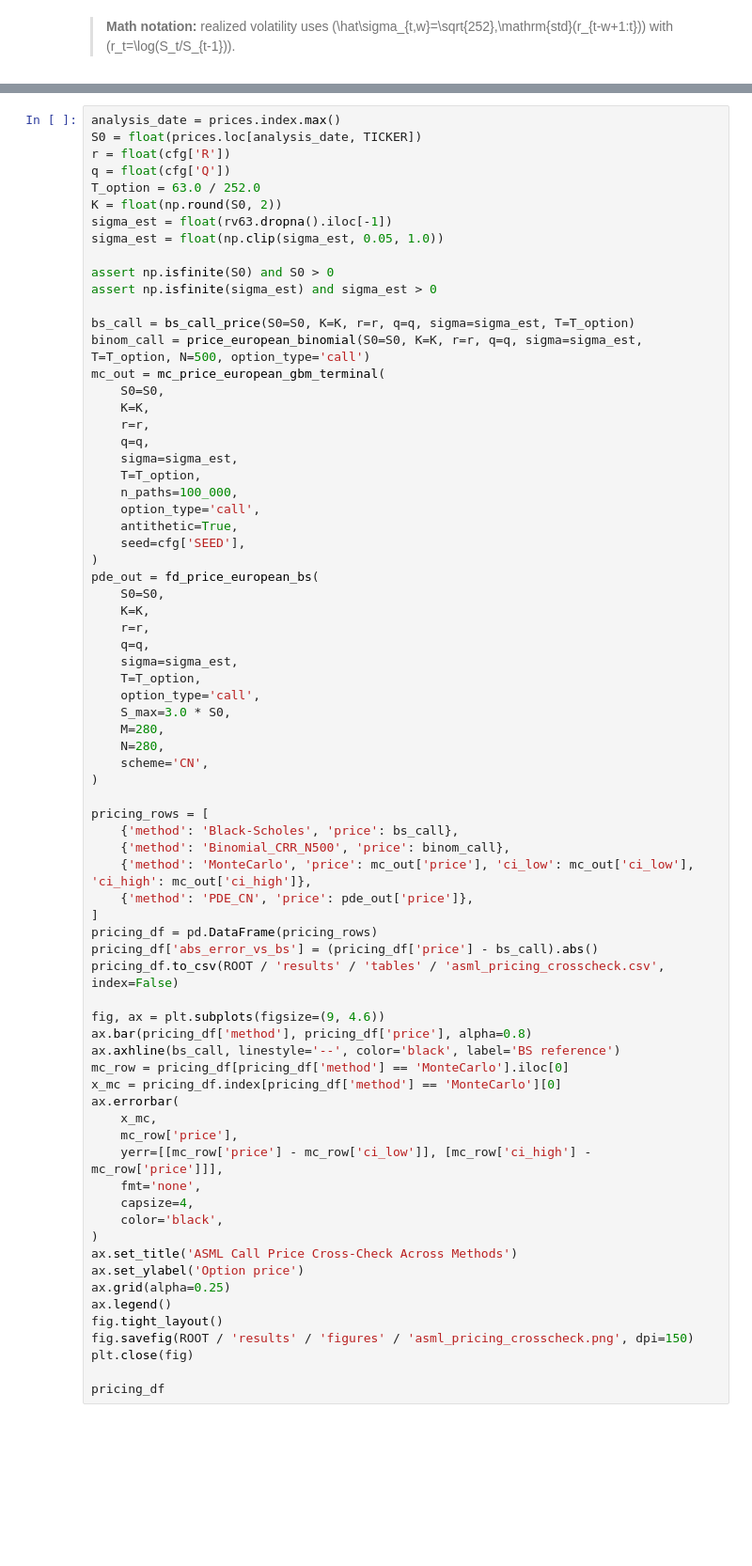
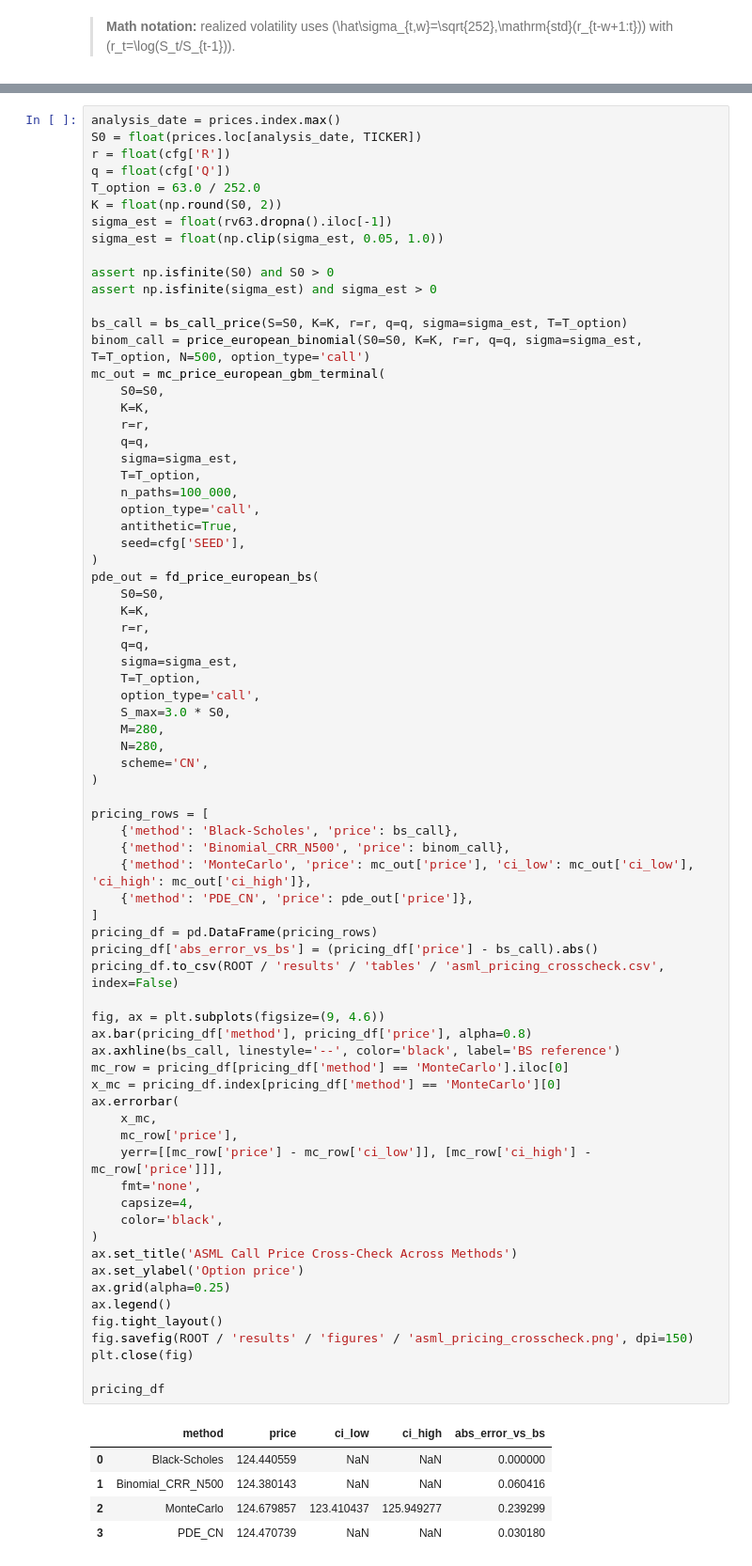
Before and after one commit to basarr/interactive_portfolio_optimization, a Jupyter notebook: notebooks/09_asml_real_data_capstone.ipynb, the cells around one changed output, grey strips where cells are left out. Shown at 94% size. Cells and saved outputs as stored; diff of their text form; blank space fills up the shorter version.

```diff
--- a/notebooks/09_asml_real_data_capstone.ipynb
+++ b/notebooks/09_asml_real_data_capstone.ipynb
@@ -233,7 +241,7 @@ sigma_est = float(np.clip(sigma_est, 0.05, 1.0))
 assert np.isfinite(S0) and S0 > 0
 assert np.isfinite(sigma_est) and sigma_est > 0
 
-bs_call = bs_call_price(S0=S0, K=K, r=r, q=q, sigma=sigma_est, T=T_option)
+bs_call = bs_call_price(S=S0, K=K, r=r, q=q, sigma=sigma_est, T=T_option)
 binom_call = price_european_binomial(S0=S0, K=K, r=r, q=q, sigma=sigma_est, T=T_option, N=500, option_type='call')
 mc_out = mc_price_european_gbm_terminal(
     S0=S0,
@@ -266,31 +274,37 @@ pricing_rows = [
     {'method': 'Binomial_CRR_N500', 'price': binom_call},
     {'method': 'MonteCarlo', 'price': mc_out['price'], 'ci_low': mc_out['ci_low'], 'ci_high': mc_out['ci_high']},
     {'method': 'PDE_CN', 'price': pde_out['price']},
 ]
 pricing_df = pd.DataFrame(pricing_rows)
 pricing_df['abs_error_vs_bs'] = (pricing_df['price'] - bs_call).abs()
 pricing_df.to_csv(ROOT / 'results' / 'tables' / 'asml_pricing_crosscheck.csv', index=False)
 
 fig, ax = plt.subplots(figsize=(9, 4.6))
 ax.bar(pricing_df['method'], pricing_df['price'], alpha=0.8)
 ax.axhline(bs_call, linestyle='--', color='black', label='BS reference')
 mc_row = pricing_df[pricing_df['method'] == 'MonteCarlo'].iloc[0]
 x_mc = pricing_df.index[pricing_df['method'] == 'MonteCarlo'][0]
 ax.errorbar(
     x_mc,
     mc_row['price'],
     yerr=[[mc_row['price'] - mc_row['ci_low']], [mc_row['ci_high'] - mc_row['price']]],
     fmt='none',
     capsize=4,
     color='black',
 )
 ax.set_title('ASML Call Price Cross-Check Across Methods')
 ax.set_ylabel('Option price')
 ax.grid(alpha=0.25)
 ax.legend()
 fig.tight_layout()
 fig.savefig(ROOT / 'results' / 'figures' / 'asml_pricing_crosscheck.png', dpi=150)
 plt.close(fig)
 
 pricing_df
+# %% [output]
+|  | method | price | ci_low | ci_high | abs_error_vs_bs |
+| 0 | Black-Scholes | 124.440559 | NaN | NaN | 0.000000 |
+| 1 | Binomial_CRR_N500 | 124.380143 | NaN | NaN | 0.060416 |
+| 2 | MonteCarlo | 124.679857 | 123.410437 | 125.949277 | 0.239299 |
+| 3 | PDE_CN | 124.470739 | NaN | NaN | 0.030180 |
 # %% [markdown]
```
Also changed, not shown: parts of 15 cells of this notebook.
